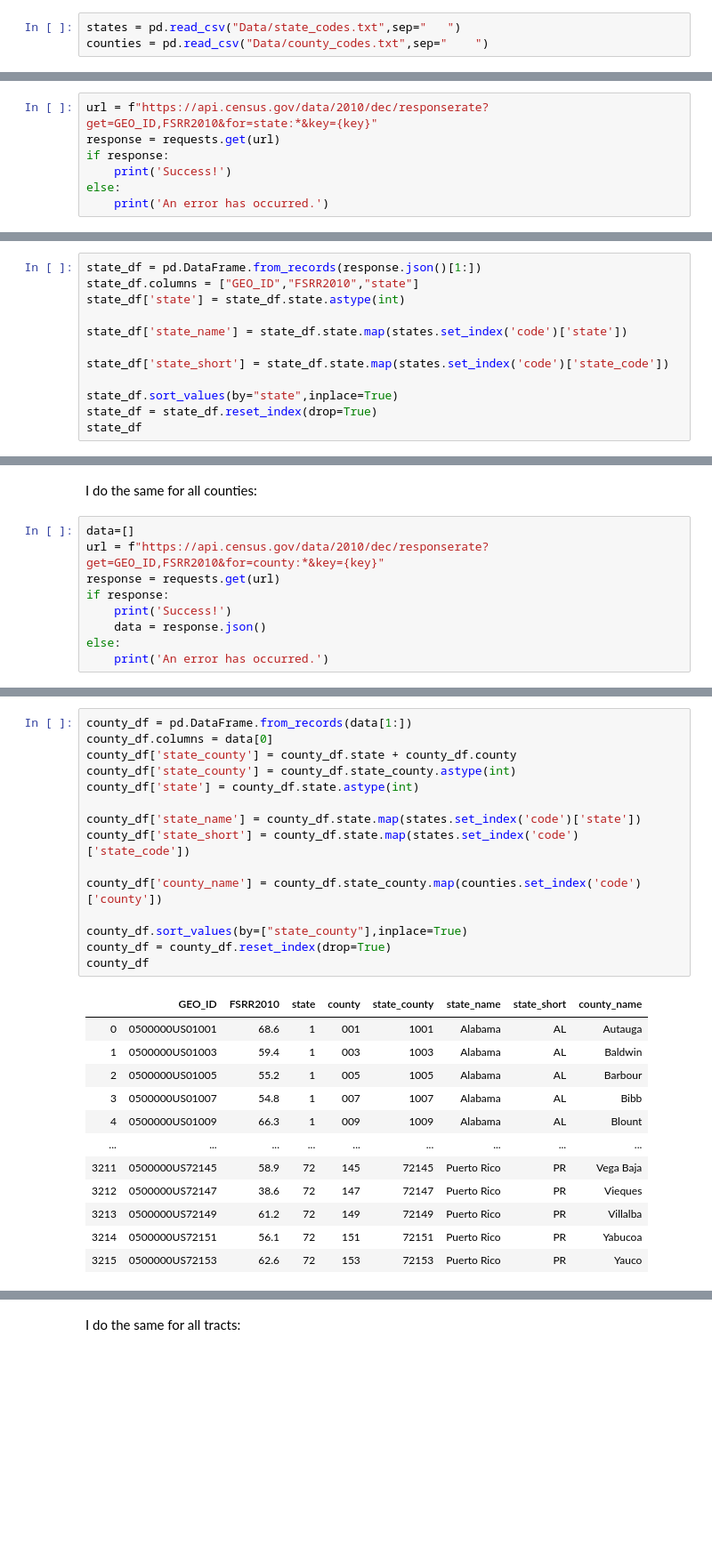
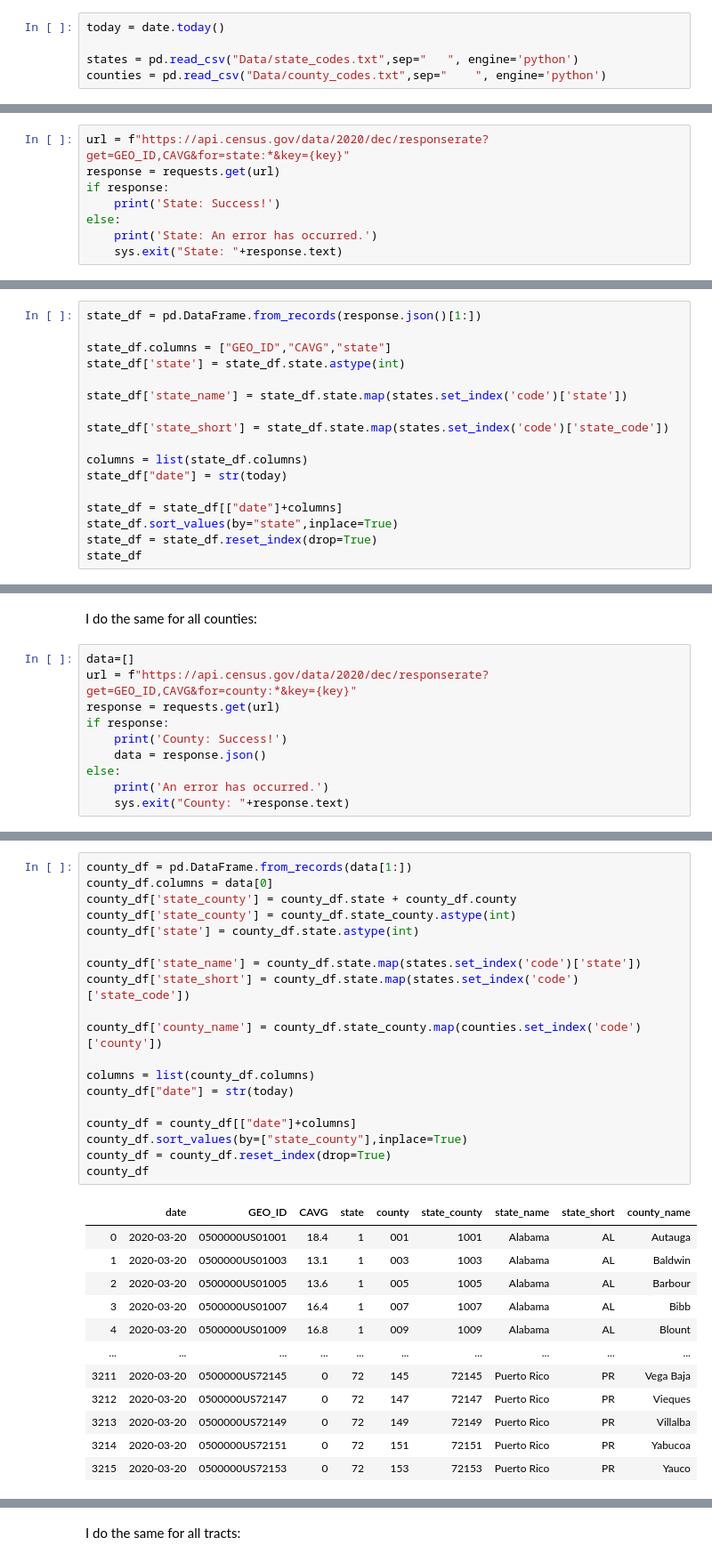
Before and after one commit to Bernacho/NewsCounts-ResponseRates, a Jupyter notebook: responseRates.ipynb, the cells around one changed output, grey strips where cells are left out. Shown: that part at 89% size. Saved outputs shown, nothing was run; the diff lists cells and outputs as text; blank space fills up the shorter version.

```diff
--- a/responseRates.ipynb
+++ b/responseRates.ipynb
@@ -9,13 +11,16 @@ import requests
 # %%
-states = pd.read_csv("Data/state_codes.txt",sep=" 	")
-counties = pd.read_csv("Data/county_codes.txt",sep=" 	")
+today = date.today()
+
+states = pd.read_csv("Data/state_codes.txt",sep=" 	", engine='python')
+counties = pd.read_csv("Data/county_codes.txt",sep=" 	", engine='python')
 # %%
 key = "124e1b1d5ceca3b46b3f6bd97d95ea8d4d780e28"
 # %%
-url = f"https://api.census.gov/data/2010/dec/responserate?get=GEO_ID,FSRR2010&for=state:*&key={key}"
+url = f"https://api.census.gov/data/2020/dec/responserate?get=GEO_ID,CAVG&for=state:*&key={key}"
 response = requests.get(url)
 if response:
-    print('Success!')
+    print('State: Success!')
 else:
-    print('An error has occurred.')
+    print('State: An error has occurred.')
+    sys.exit("State: "+response.text)
 # %% [output]
@@ -24,13 +29,18 @@ Success!
 Create data frame from json.
 # %%
 state_df = pd.DataFrame.from_records(response.json()[1:])
-state_df.columns = ["GEO_ID","FSRR2010","state"]
+
+state_df.columns = ["GEO_ID","CAVG","state"]
 state_df['state'] = state_df.state.astype(int)
 
 state_df['state_name'] = state_df.state.map(states.set_index('code')['state'])
 
 state_df['state_short'] = state_df.state.map(states.set_index('code')['state_code'])
 
+columns = list(state_df.columns)
+state_df["date"] = str(today)
+
+state_df = state_df[["date"]+columns]
 state_df.sort_values(by="state",inplace=True)
 state_df = state_df.reset_index(drop=True)
 state_df
@@ -58,11 +68,12 @@ state_df.to_csv("Data/sates_response_rates.csv",index=False)
 I do the same for all counties:
 # %%
 data=[]
-url = f"https://api.census.gov/data/2010/dec/responserate?get=GEO_ID,FSRR2010&for=county:*&key={key}"
+url = f"https://api.census.gov/data/2020/dec/responserate?get=GEO_ID,CAVG&for=county:*&key={key}"
 response = requests.get(url)
 if response:
-    print('Success!')
+    print('County: Success!')
     data = response.json()
 else:
     print('An error has occurred.')
+    sys.exit("County: "+response.text)
 # %% [output]
@@ -70,28 +81,32 @@ Success!
 # %%
 county_df = pd.DataFrame.from_records(data[1:])
 county_df.columns = data[0]
 county_df['state_county'] = county_df.state + county_df.county
 county_df['state_county'] = county_df.state_county.astype(int)
 county_df['state'] = county_df.state.astype(int)
 
 county_df['state_name'] = county_df.state.map(states.set_index('code')['state'])
 county_df['state_short'] = county_df.state.map(states.set_index('code')['state_code'])
 
 county_df['county_name'] = county_df.state_county.map(counties.set_index('code')['county'])
 
+columns = list(county_df.columns)
+county_df["date"] = str(today)
+
+county_df = county_df[["date"]+columns]
 county_df.sort_values(by=["state_county"],inplace=True)
 county_df = county_df.reset_index(drop=True)
 county_df
 # %% [output]
-|  | GEO_ID | FSRR2010 | state | county | state_county | state_name | state_short | county_name |
-| 0 | 0500000US01001 | 68.6 | 1 | 001 | 1001 | Alabama | AL | Autauga |
-| 1 | 0500000US01003 | 59.4 | 1 | 003 | 1003 | Alabama | AL | Baldwin |
-| 2 | 0500000US01005 | 55.2 | 1 | 005 | 1005 | Alabama | AL | Barbour |
-| 3 | 0500000US01007 | 54.8 | 1 | 007 | 1007 | Alabama | AL | Bibb |
-| 4 | 0500000US01009 | 66.3 | 1 | 009 | 1009 | Alabama | AL | Blount |
-| ... | ... | ... | ... | ... | ... | ... | ... | ... |
-| 3211 | 0500000US72145 | 58.9 | 72 | 145 | 72145 | Puerto Rico | PR | Vega Baja |
-| 3212 | 0500000US72147 | 38.6 | 72 | 147 | 72147 | Puerto Rico | PR | Vieques |
-| 3213 | 0500000US72149 | 61.2 | 72 | 149 | 72149 | Puerto Rico | PR | Villalba |
-| 3214 | 0500000US72151 | 56.1 | 72 | 151 | 72151 | Puerto Rico | PR | Yabucoa |
-| 3215 | 0500000US72153 | 62.6 | 72 | 153 | 72153 | Puerto Rico | PR | Yauco |
+|  | date | GEO_ID | CAVG | state | county | state_county | state_name | state_short | county_name |
+| 0 | 2020-03-20 | 0500000US01001 | 18.4 | 1 | 001 | 1001 | Alabama | AL | Autauga |
+| 1 | 2020-03-20 | 0500000US01003 | 13.1 | 1 | 003 | 1003 | Alabama | AL | Baldwin |
+| 2 | 2020-03-20 | 0500000US01005 | 13.6 | 1 | 005 | 1005 | Alabama | AL | Barbour |
+| 3 | 2020-03-20 | 0500000US01007 | 16.4 | 1 | 007 | 1007 | Alabama | AL | Bibb |
+| 4 | 2020-03-20 | 0500000US01009 | 16.8 | 1 | 009 | 1009 | Alabama | AL | Blount |
+| ... | ... | ... | ... | ... | ... | ... | ... | ... | ... |
+| 3211 | 2020-03-20 | 0500000US72145 | 0 | 72 | 145 | 72145 | Puerto Rico | PR | Vega Baja |
+| 3212 | 2020-03-20 | 0500000US72147 | 0 | 72 | 147 | 72147 | Puerto Rico | PR | Vieques |
+| 3213 | 2020-03-20 | 0500000US72149 | 0 | 72 | 149 | 72149 | Puerto Rico | PR | Villalba |
+| 3214 | 2020-03-20 | 0500000US72151 | 0 | 72 | 151 | 72151 | Puerto Rico | PR | Yabucoa |
+| 3215 | 2020-03-20 | 0500000US72153 | 0 | 72 | 153 | 72153 | Puerto Rico | PR | Yauco |
```
Also changed, not shown: parts of 11 cells of this notebook, 5 other files.
